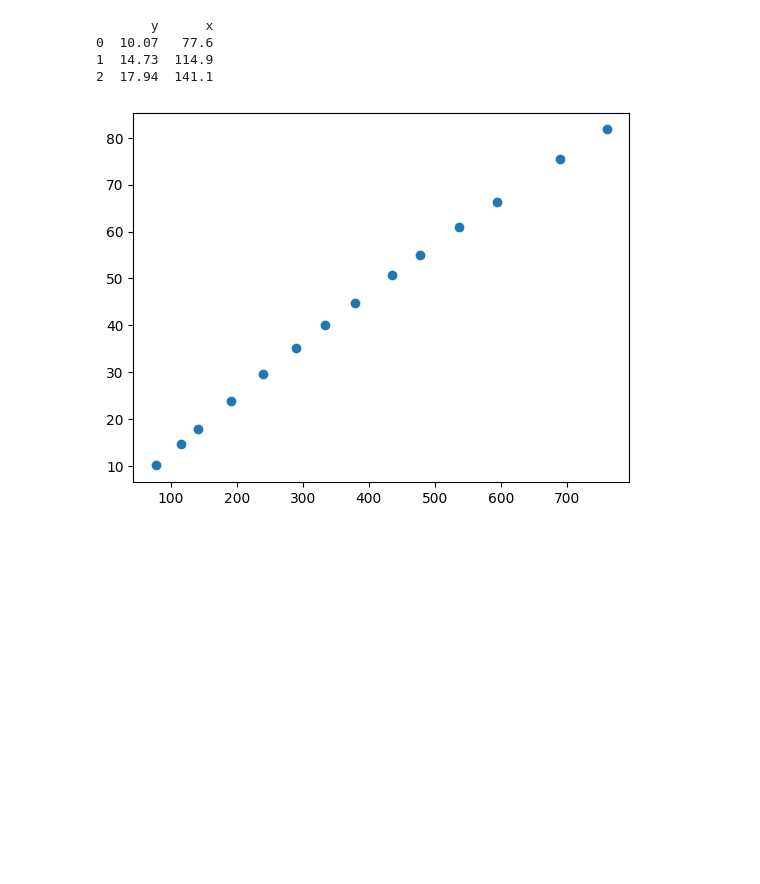
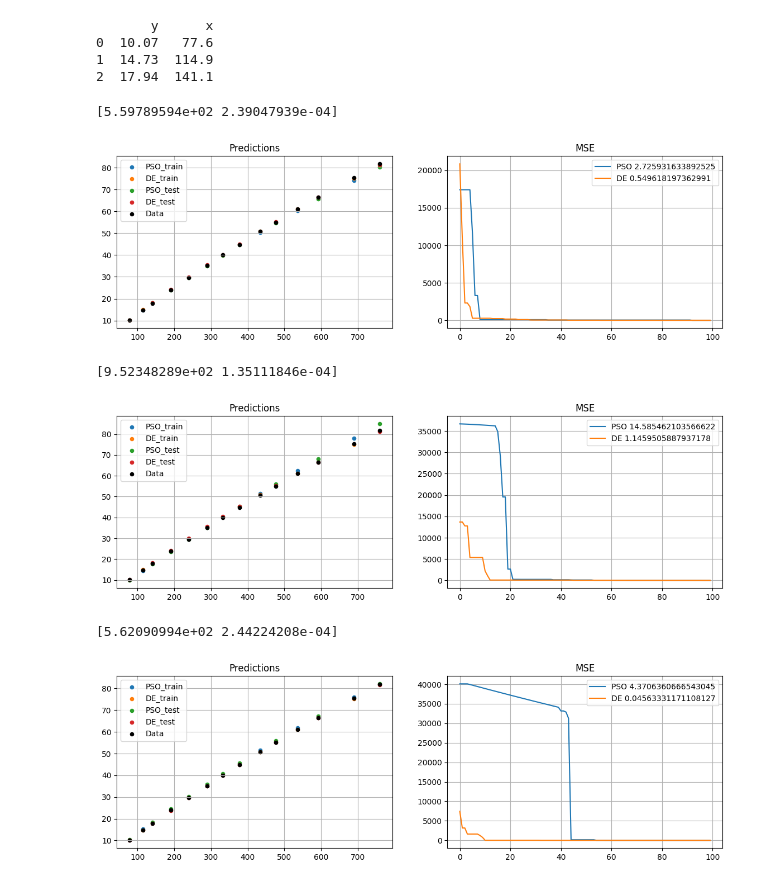
Before and after one commit to KlymentievMaksym/Swarm-AMRI, a Jupyter notebook: Lab6.ipynb, the cells around one changed output. Cells and saved outputs as stored; diff of their text form; code cells hidden in the pictures; blank space fills up the shorter version.

```diff
--- a/Lab6.ipynb
+++ b/Lab6.ipynb
@@ -35,38 +35,60 @@ def var10(X, dat):
     return b1 * (1 - 1/(np.sqrt(1 + 2 * b2 * dat)))
 
 def var11(X, dat):
     b1, b2 = X
     return (b1 * b2) / (1 + b2 * dat)
 
 lts = [9, 10, 11]
 lts = [11]
+lts = [10]
 for i in lts:
     for data_path in datas_path:
             data = pd.read_excel(data_path, sheet_name=f"Var{i:02}")
             print(data.head(3))
             dat = data.to_numpy()
-            plt.scatter(dat[:, 1], dat[:, 0])
-            plt.show()
             test, train = train_test_split(dat, test_size=0.25)
 
             def funct9(X):
-                return np.sum((dat[:, 0] - var9(X, dat[:, 1]))**2)
+                return np.sum((test[:, 0] - var9(X, test[:, 1]))**2)
 
             def funct10(X):
-                return np.sum((dat[:, 0] - var10(X, dat[:, 1]))**2)
+                return np.sum((test[:, 0] - var10(X, test[:, 1]))**2)
 
             def funct11(X):
-                return np.sum((dat[:, 0] - var11(X, dat[:, 1]))**2)
+                return np.sum((test[:, 0] - var11(X, test[:, 1]))**2)
 
             funct9_limits = [[0, 10], [0, 5], *[[-2, 2] for _ in range(3)]]
             funct10_limits = [[100, 1000], [0, 1]]
             funct11_limits = [[100, 1000], [0, 1]]
+            for _ in range(3):
+                pso = PSO(100, 100, [0, 4], [-.15, .15], eval(f"funct{i}"), eval(f"funct{i}_limits"), plot=False, d3=False, d2=False, static=True, inf=True, more=True)
+                de = DE(100, 100, eval(f"funct{i}"), eval(f"funct{i}_limits"), plot=False, d3=False, d2=False, static=True, inf=True, more=True)
+                print(pso[1])
+                fig, [ax1, ax2] = plt.subplots(1, 2, figsize=(14, 4))
+                ax1.set_title("Predictions")
+                ax2.set_title("MSE")
+                ax1.scatter(train[:, 1], eval(f"var{i}")(pso[1], train[:, 1]), label="PSO_train", s=20)
+                ax1.scatter(train[:, 1], eval(f"var{i}")(de[1], train[:, 1]), label="DE_train", s=20)
+                ax1.scatter(test[:, 1], eval(f"var{i}")(pso[1], test[:, 1]), label="PSO_test", s=20)
+                ax1.scatter(test[:, 1], eval(f"var{i}")(de[1], test[:, 1]), label="DE_test", s=20)
+                ax1.scatter(dat[:, 1], dat[:, 0], color="black", label="Data", s=20)
+                ax1.legend()
+                ax1.grid(True)
 
-            de = DE(100, 100, eval(f"funct{i}"), eval(f"funct{i}_limits"), plot=True, d3=False, d2=False, static=True, inf=True)
-            print(de)
+                ax2.plot(pso[4], label=f"PSO {pso[0]}")
+                ax2.plot(de[4], label=f"DE {de[0]}")
+                ax2.legend()
+                ax2.grid(True)
+
+                plt.show()
 # %% [output]
        y      x
 0  10.07   77.6
 1  14.73  114.9
 2  17.94  141.1
+[5.59789594e+02 2.39047939e-04]
-[figure, old version]
+[figure, new version]
+[9.52348289e+02 1.35111846e-04]
+[figure, added]
+[5.62090994e+02 2.44224208e-04]
+[figure, added]
```
Also changed, not shown: 2 other files.
